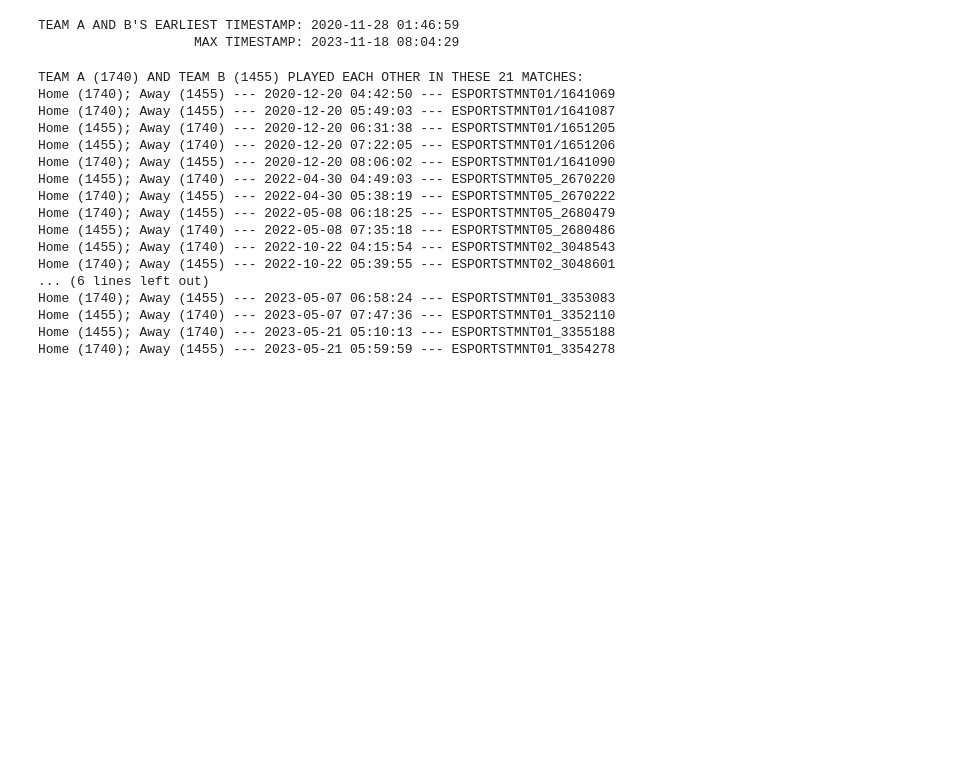
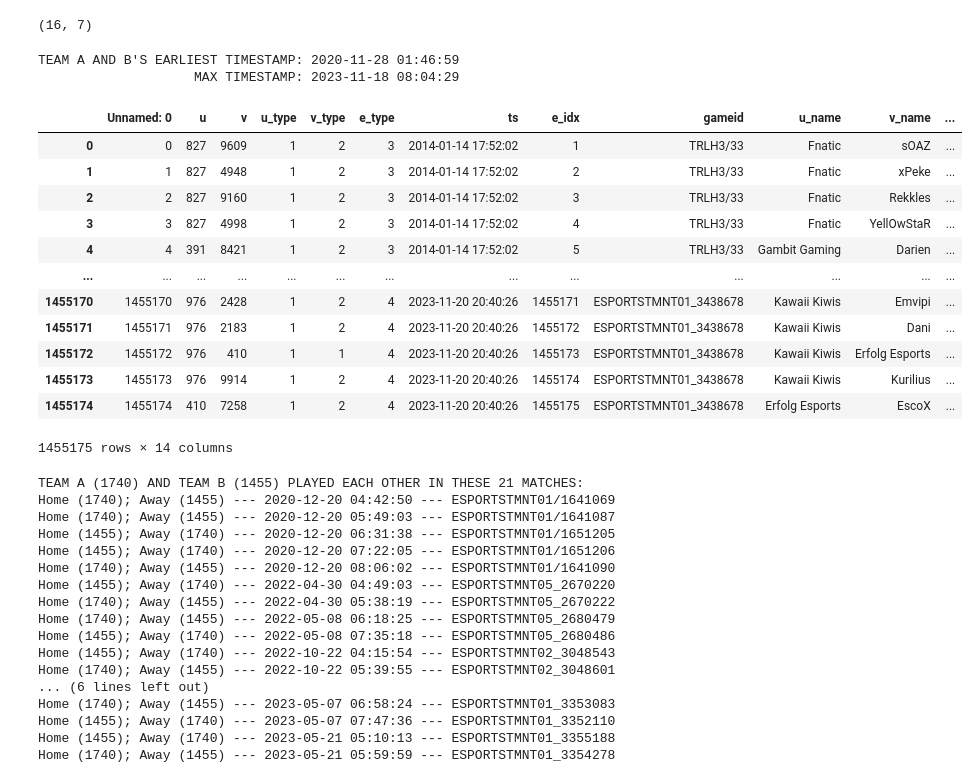
Before and after one commit to UlyssesLin/CPSC5830, a Jupyter notebook: visualization.ipynb, the cells around one changed output. Saved outputs shown, nothing was run; the diff lists cells and outputs as text; code cells hidden in the pictures; blank space fills up the shorter version.

```diff
--- a/visualization.ipynb
+++ b/visualization.ipynb
@@ -27,6 +27,20 @@ TEAM_NODE_B = 1455 # Away team node to focus on and see neighbors of
 TIMESTAMP_START = None
 TIMESTAMP_END = None
 COMBO_EDGES = True
+# %%
+# Prediction teams, percentages, correctness
+dfPredictions = pd.read_csv('data/processed/lol/match_pred.csv')
+dfPredictions = dfPredictions.loc[:, ['id_x', 'id_y', 'prob', 'lbl', 'result', 'correct', 'ts']]
+dfPredictions.rename(columns={'id_x': 'u', 'id_y': 'v', 'lbl': 'predicted', 'result': 'actual'}, inplace=True)
+dfPredictions['ts'] = pd.to_datetime(dfPredictions['ts'], unit='s')
+# dfPredictions['ts']
+dfPredictions['ts'] = dfPredictions['ts'] + pd.to_timedelta(1, unit='s')
+# # dfPredictions['ts'] = pd.to_datetime(dfPredictions['ts'], unit='s')
+dfPredictions = dfPredictions.sort_values('ts')
+dfPredictions = dfPredictions.loc[(dfPredictions['u'].isin([1740, 1455])) & (dfPredictions['v'].isin([1740, 1455]))]
+dfPredictions.shape
+# %% [output]
+(16, 7)
 # %%
 df = pd.read_csv('data/processed/lol/events_with_gameid.csv')
 dfLolTeams = pd.read_csv('data/processed/lol/teams_with_names.csv')
@@ -40,33 +54,53 @@ df_2 = df[df['v_type'] == 2]
 
 # Get team names in for v
 df_1 = pd.merge(df_1, dfLolTeams[['team_num', 'teamname']], how='left', left_on='v', right_on='team_num')
 df_1 = df_1.drop('team_num', axis=1)
 df_1 = df_1.rename(columns={'teamname': 'v_name'})
 # Get player names in for v
 df_2 = pd.merge(df_2, dfLolPlayers[['player_num', 'playername']], how='left', left_on='v', right_on='player_num')
 df_2 = df_2.drop('player_num', axis=1)
 df_2 = df_2.rename(columns={'playername': 'v_name'})
 
 df_recombined = pd.concat([df_1, df_2])
 df = df_recombined.sort_values('e_idx')
 df['ts'] = pd.to_datetime(df['ts'], unit='s')
 
 # Print earliest and latest timestamps for teams A and B
 if TEAM_NODE_A and TEAM_NODE_B:
     teams_df = df.loc[(df['u'] == TEAM_NODE_B) | (df['v'] == TEAM_NODE_B)]
     print('TEAM A AND B\'S EARLIEST TIMESTAMP: ' + str(teams_df['ts'].min()))
     print('                    MAX TIMESTAMP: ' + str(teams_df['ts'].max()))
 
 # Time window selection
 if TIMESTAMP_START and TIMESTAMP_END:
     df = df.loc[(df['ts'] >= TIMESTAMP_START) & (df['ts'] <= TIMESTAMP_END)]
     print('SELECTING TIME WINDOW BETWEEN ' + str(TIMESTAMP_START) + ' AND ' + str(TIMESTAMP_END))
 
 # dfLolTeams.sort_values('teamname')
 # df.loc[(df['v'] == 1455) & (df['e_type'].isin([1,2]))]
+# df['ts'].dtypes
+# df_d = pd.merge(df, dfPredictions[['u', 'v', 'ts', 'prob', 'predicted', 'correct']], how='left', left_on=['u', 'v', 'ts'], right_on=['u', 'v', 'ts']).dropna() # remove .dropna if want to see edges without predictions too
+df_d = pd.merge(df, dfPredictions[['u', 'v', 'ts', 'prob', 'predicted', 'correct']], how='left', left_on=['u', 'v', 'ts'], right_on=['u', 'v', 'ts'])
+df_d = df_d.fillna('N/A')
+df = df_d
+# df_d = df_d.loc[(df_d['u'].isin([1740, 1455])) & (df_d['v'].isin([1740, 1455]))] # works
+df_d
 # %% [output]
 TEAM A AND B'S EARLIEST TIMESTAMP: 2020-11-28 01:46:59
                     MAX TIMESTAMP: 2023-11-18 08:04:29
+|  | Unnamed: 0 | u | v | u_type | v_type | e_type | ts | e_idx | gameid | u_name | v_name | ... |
+| 0 | 0 | 827 | 9609 | 1 | 2 | 3 | 2014-01-14 17:52:02 | 1 | TRLH3/33 | Fnatic | sOAZ | ... |
+| 1 | 1 | 827 | 4948 | 1 | 2 | 3 | 2014-01-14 17:52:02 | 2 | TRLH3/33 | Fnatic | xPeke | ... |
+| 2 | 2 | 827 | 9160 | 1 | 2 | 3 | 2014-01-14 17:52:02 | 3 | TRLH3/33 | Fnatic | Rekkles | ... |
+| 3 | 3 | 827 | 4998 | 1 | 2 | 3 | 2014-01-14 17:52:02 | 4 | TRLH3/33 | Fnatic | YellOwStaR | ... |
+| 4 | 4 | 391 | 8421 | 1 | 2 | 3 | 2014-01-14 17:52:02 | 5 | TRLH3/33 | Gambit Gaming | Darien | ... |
+| ... | ... | ... | ... | ... | ... | ... | ... | ... | ... | ... | ... | ... |
+| 1455170 | 1455170 | 976 | 2428 | 1 | 2 | 4 | 2023-11-20 20:40:26 | 1455171 | ESPORTSTMNT01_3438678 | Kawaii Kiwis | Emvipi | ... |
+| 1455171 | 1455171 | 976 | 2183 | 1 | 2 | 4 | 2023-11-20 20:40:26 | 1455172 | ESPORTSTMNT01_3438678 | Kawaii Kiwis | Dani | ... |
+| 1455172 | 1455172 | 976 | 410 | 1 | 1 | 4 | 2023-11-20 20:40:26 | 1455173 | ESPORTSTMNT01_3438678 | Kawaii Kiwis | Erfolg Esports | ... |
+| 1455173 | 1455173 | 976 | 9914 | 1 | 2 | 4 | 2023-11-20 20:40:26 | 1455174 | ESPORTSTMNT01_3438678 | Kawaii Kiwis | Kurilius | ... |
+| 1455174 | 1455174 | 410 | 7258 | 1 | 2 | 4 | 2023-11-20 20:40:26 | 1455175 | ESPORTSTMNT01_3438678 | Erfolg Esports | EscoX | ... |
+1455175 rows × 14 columns
 # %%
 if TEAM_NODE_A and TEAM_NODE_B:
     dfGames = df.loc[(df['u'].isin([TEAM_NODE_A, TEAM_NODE_B])) & (df['v'].isin([TEAM_NODE_A, TEAM_NODE_B])) & (df['e_type'].isin([1, 2]))] # should be sorted by date
```
Also changed, not shown: parts of 3 cells of this notebook, 2 other files.
